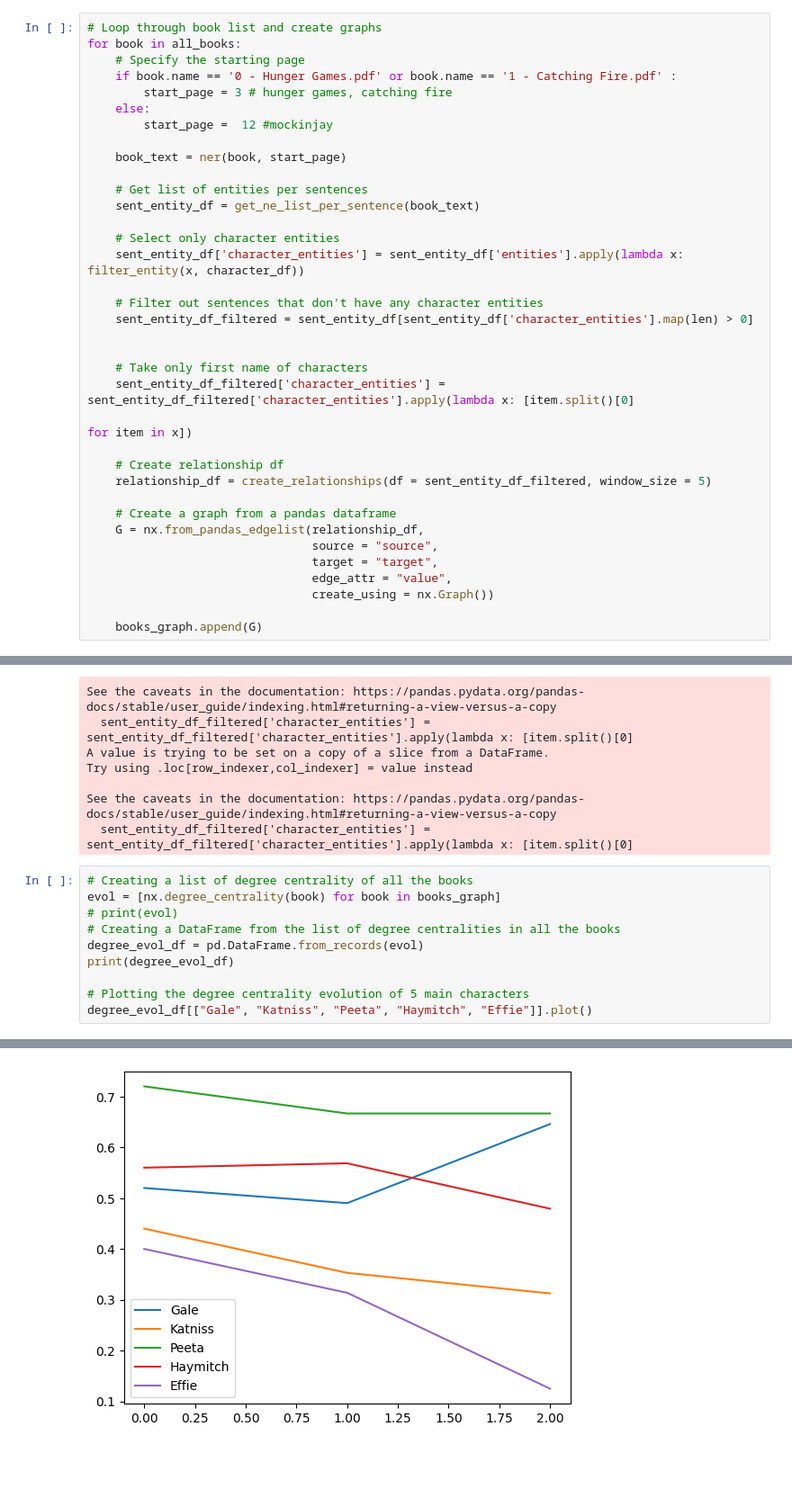
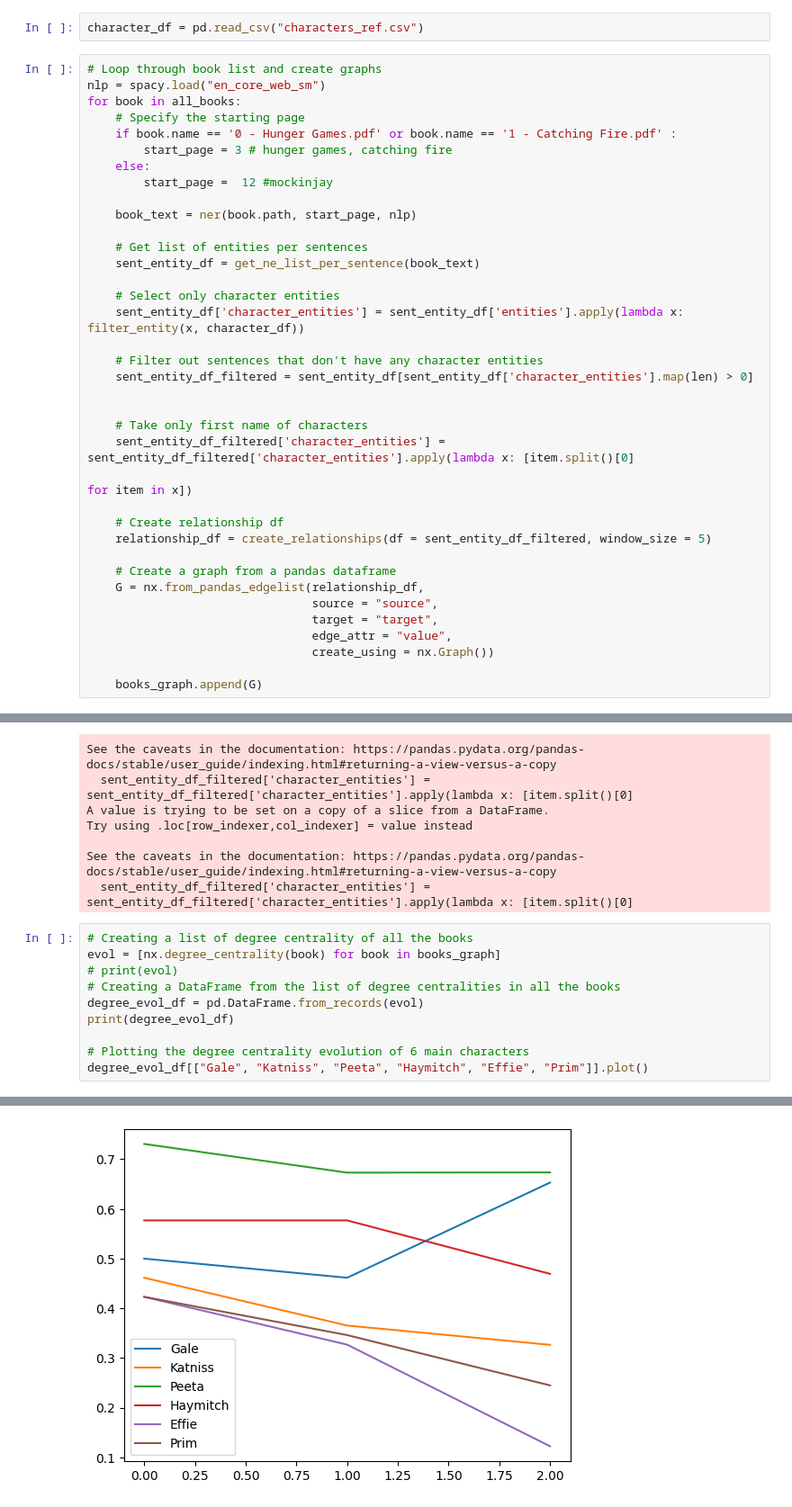
Before and after one commit to camilasbraz/the-hunger-games-network, a Jupyter notebook: evolution.ipynb, the cells around one changed output, grey strips where cells are left out. Shown at 90% size. Cells and saved outputs as stored; diff of their text form; blank space fills up the shorter version.

```diff
--- a/evolution.ipynb
+++ b/evolution.ipynb
@@ -33,5 +26,8 @@ character_df['character_firstname'] = character_df['character'].apply(lambda x:
+# %%
+character_df = pd.read_csv("characters_ref.csv")
 # %%
 # Loop through book list and create graphs
+nlp = spacy.load("en_core_web_sm")
 for book in all_books:
     # Specify the starting page
     if book.name == '0 - Hunger Games.pdf' or book.name == '1 - Catching Fire.pdf' :
@@ -39,7 +35,7 @@ for book in all_books:
     else:
         start_page =  12 #mockinjay
 
-    book_text = ner(book, start_page)
+    book_text = ner(book.path, start_page, nlp)
 
     # Get list of entities per sentences
     sent_entity_df = get_ne_list_per_sentence(book_text)
@@ -90,6 +86,6 @@ evol = [nx.degree_centrality(book) for book in books_graph]
 degree_evol_df = pd.DataFrame.from_records(evol)
 print(degree_evol_df)
 
-# Plotting the degree centrality evolution of 5 main characters
-degree_evol_df[["Gale", "Katniss", "Peeta", "Haymitch", "Effie"]].plot()
+# Plotting the degree centrality evolution of 6 main characters
+degree_evol_df[["Gale", "Katniss", "Peeta", "Haymitch", "Effie", "Prim"]].plot()
 # %% [output]
@@ -112,2 +108,2 @@ degree_evol_df[["Gale", "Katniss", "Peeta", "Haymitch", "Effie"]].plot()
 <Axes: >
-[figure, old version]
+[figure, new version]
```
Also changed, not shown: parts of 3 cells of this notebook, 8 other files.
